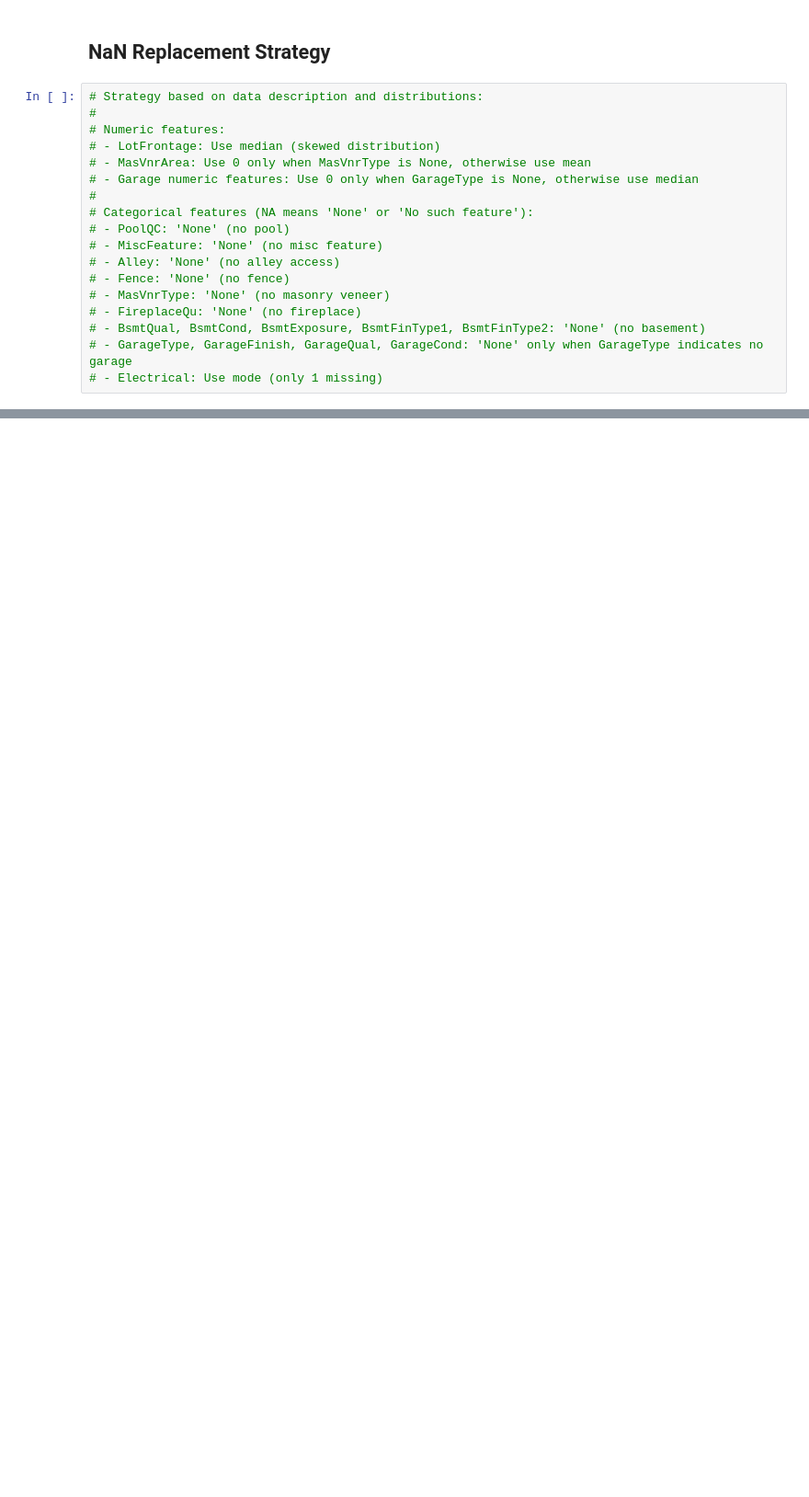
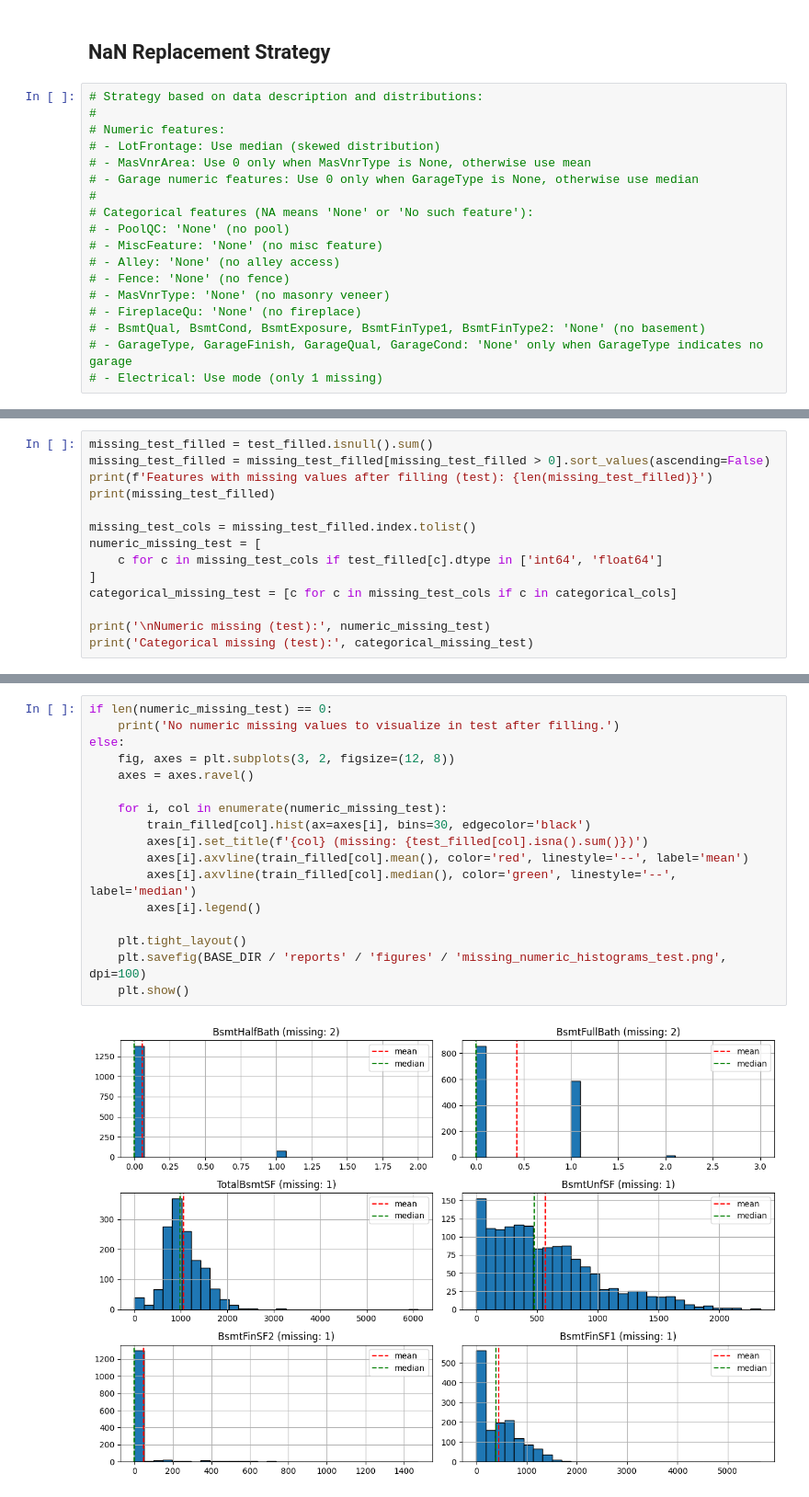
Before and after one commit to AsserMahmoud-DS/realestatecons, a Jupyter notebook: notebooks/eda.ipynb, the cells around one changed output, grey strips where cells are left out. Shown at 92% size. Saved outputs shown, nothing was run; the diff lists cells and outputs as text; blank space fills up the shorter version.

```diff
--- a/notebooks/eda.ipynb
+++ b/notebooks/eda.ipynb
@@ -348,0 +351,14 @@ Missing values after filling (test): 22
+# %%
+missing_test_filled = test_filled.isnull().sum()
+missing_test_filled = missing_test_filled[missing_test_filled > 0].sort_values(ascending=False)
+print(f'Features with missing values after filling (test): {len(missing_test_filled)}')
+print(missing_test_filled)
+
+missing_test_cols = missing_test_filled.index.tolist()
+numeric_missing_test = [
+    c for c in missing_test_cols if test_filled[c].dtype in ['int64', 'float64']
+]
+categorical_missing_test = [c for c in missing_test_cols if c in categorical_cols]
+
+print('\nNumeric missing (test):', numeric_missing_test)
+print('Categorical missing (test):', categorical_missing_test)
@@ -348,0 +383,19 @@ Missing values after filling (test): 22
+# %%
+if len(numeric_missing_test) == 0:
+    print('No numeric missing values to visualize in test after filling.')
+else:
+    fig, axes = plt.subplots(3, 2, figsize=(12, 8))
+    axes = axes.ravel()
+
+    for i, col in enumerate(numeric_missing_test):
+        train_filled[col].hist(ax=axes[i], bins=30, edgecolor='black')
+        axes[i].set_title(f'{col} (missing: {test_filled[col].isna().sum()})')
+        axes[i].axvline(train_filled[col].mean(), color='red', linestyle='--', label='mean')
+        axes[i].axvline(train_filled[col].median(), color='green', linestyle='--', label='median')
+        axes[i].legend()
+
+    plt.tight_layout()
+    plt.savefig(BASE_DIR / 'reports' / 'figures' / 'missing_numeric_histograms_test.png', dpi=100)
+    plt.show()
+# %% [output]
+[figure, added]
```
Also changed, not shown: parts of 7 cells of this notebook.
